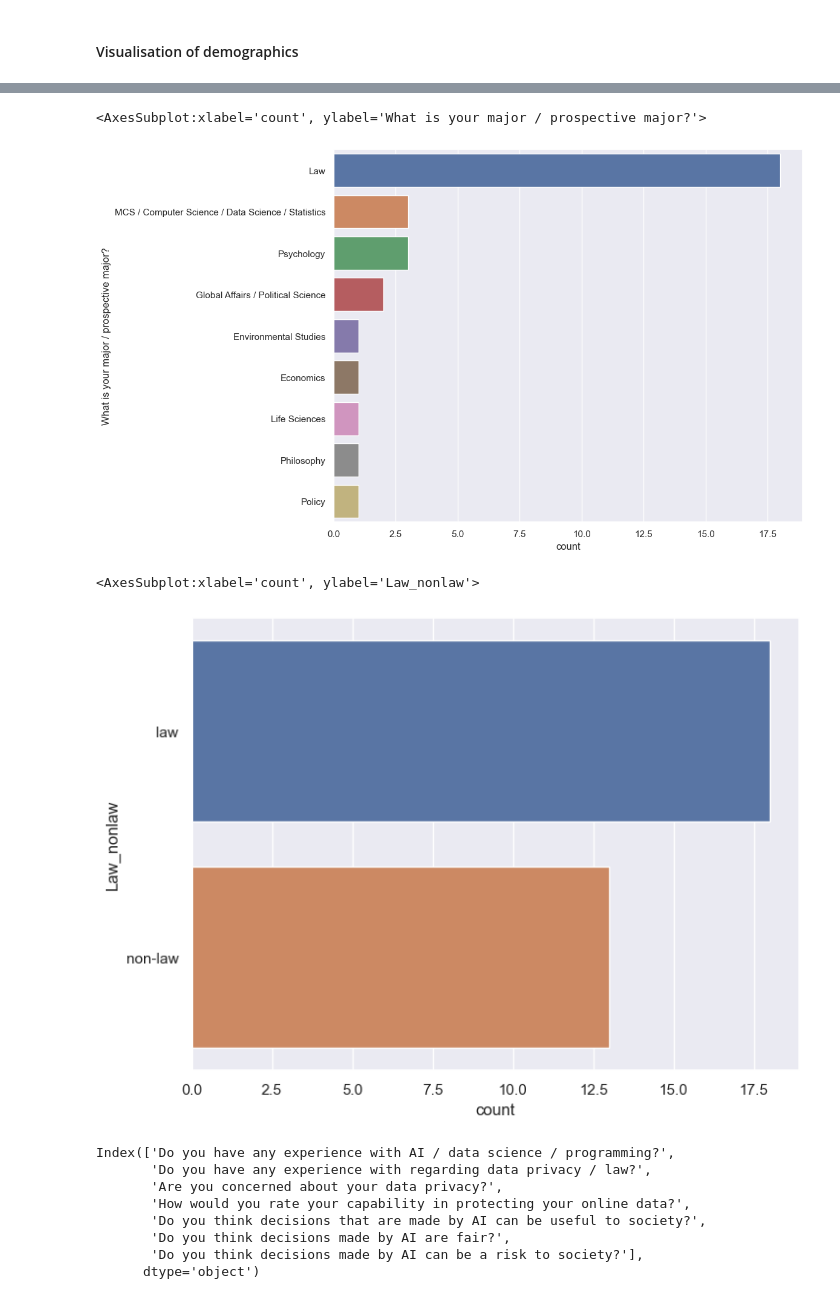
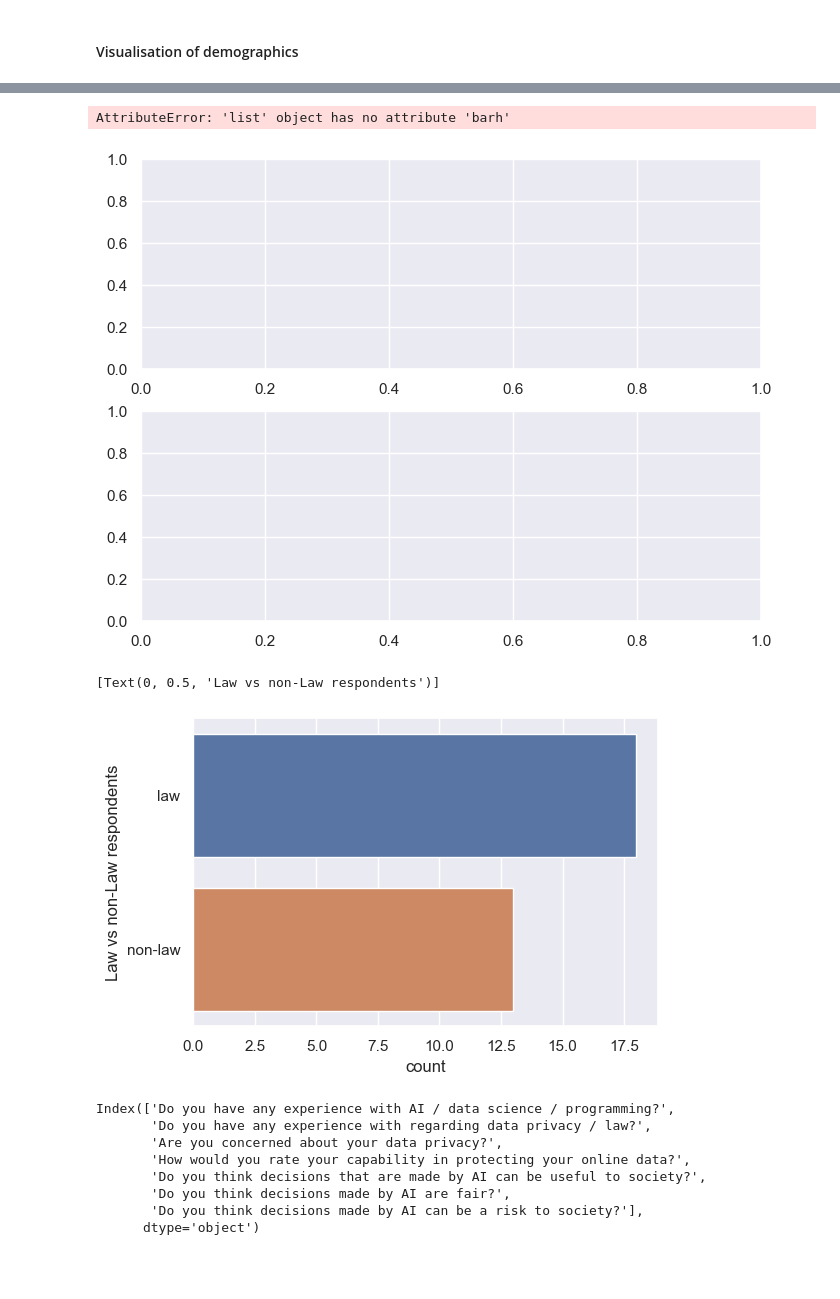
Before and after one commit to TristanKoh/capstone-repo, a Jupyter notebook: code/survey_results.ipynb, the cells around one changed output, grey strips where cells are left out. Saved outputs shown, nothing was run; the diff lists cells and outputs as text; code cells hidden in the pictures; blank space fills up the shorter version.

Commit message:
update figures for survey results

```diff
--- a/code/survey_results.ipynb
+++ b/code/survey_results.ipynb
@@ -135,15 +156,31 @@ sns.set_theme(style = "whitegrid")
 # %%
-sns.set(rc={'figure.figsize':(10,8)})
-sns.countplot(y = "What is your major / prospective major?", data = df_results, orient = "h", order = df_results["What is your major / prospective major?"].value_counts().index)
+sns.set(rc={'figure.figsize':(8,6)})
+fig, ax = plt.subplots(2, 1)
+
+# Set axis to integers
+# for axis in [ax.xaxis, ax.yaxis]:
+#     axis.set_major_locator(ticker.MaxNLocator(integer=True))
+
+# sns.countplot(y = "What is your major / prospective major?", data = df_results, orient = "h", order = df_results["What is your major / prospective major?"].value_counts().index, ax = [0, 0])
+
+# sns.countplot(y = "Law_nonlaw", data = df_results, orient = "h", order = df_results["Law_nonlaw"].value_counts().index, ax = [1,0])
+
+# plt.show()
+
+# g.figure.savefig(fig_export_path+r"\demo_1.png")
 # %% [output]
-<AxesSubplot:xlabel='count', ylabel='What is your major / prospective major?'>
+AttributeError: 'list' object has no attribute 'barh'
-[figure, old version]
+[figure, new version]
 # %%
-sns.set(rc={'figure.figsize':(8,6)})
-sns.countplot(y = "Law_nonlaw", data = df_results, orient = "h", order = df_results["Law_nonlaw"].value_counts().index)
+sns.set(rc={'figure.figsize':(6,4)})
+
+g = sns.countplot(y = "Law_nonlaw", data = df_results, orient = "h", order = df_results["Law_nonlaw"].value_counts().index)
+g.set(ylabel = "Law vs non-Law respondents")
+
+# g.figure.savefig(fig_export_path+r"\demo_2.png")
 # %% [output]
-<AxesSubplot:xlabel='count', ylabel='Law_nonlaw'>
+[Text(0, 0.5, 'Law vs non-Law respondents')]
-[figure, old version]
+[figure, new version]
 # %%
 print(df_results.columns[5:12])
 # %% [output]
```
Also changed, not shown: parts of 54 cells of this notebook, 29 other files.
